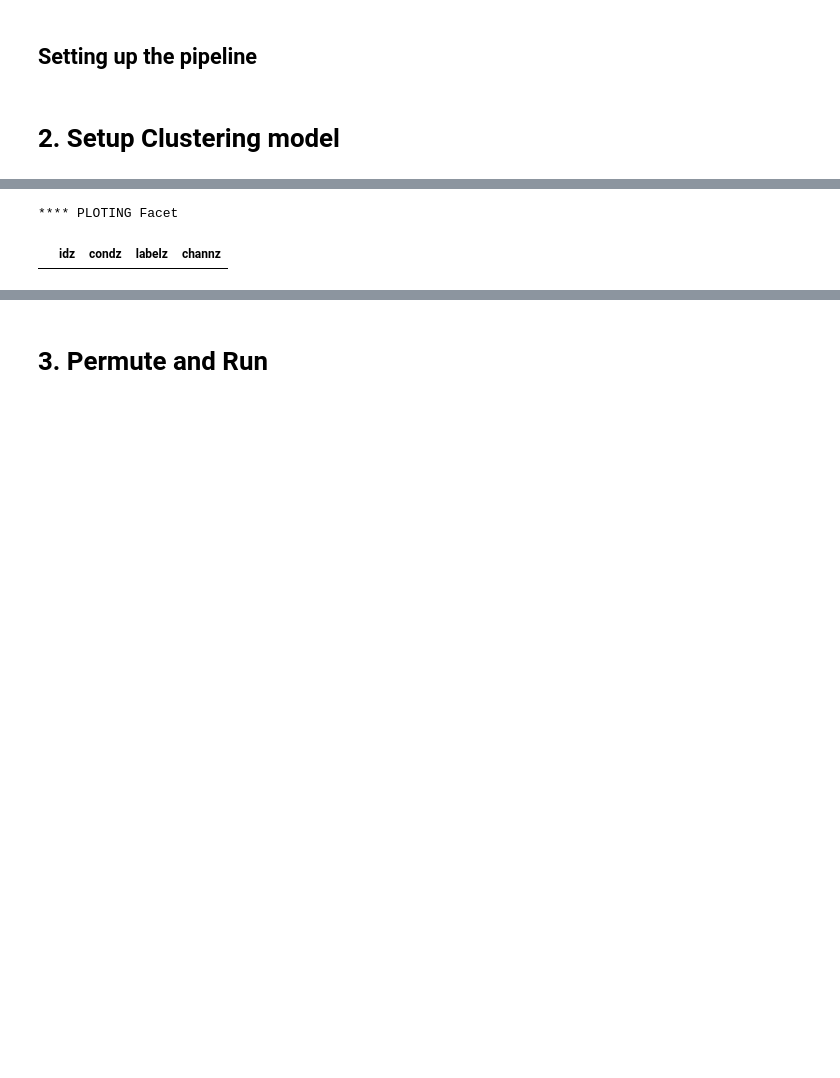
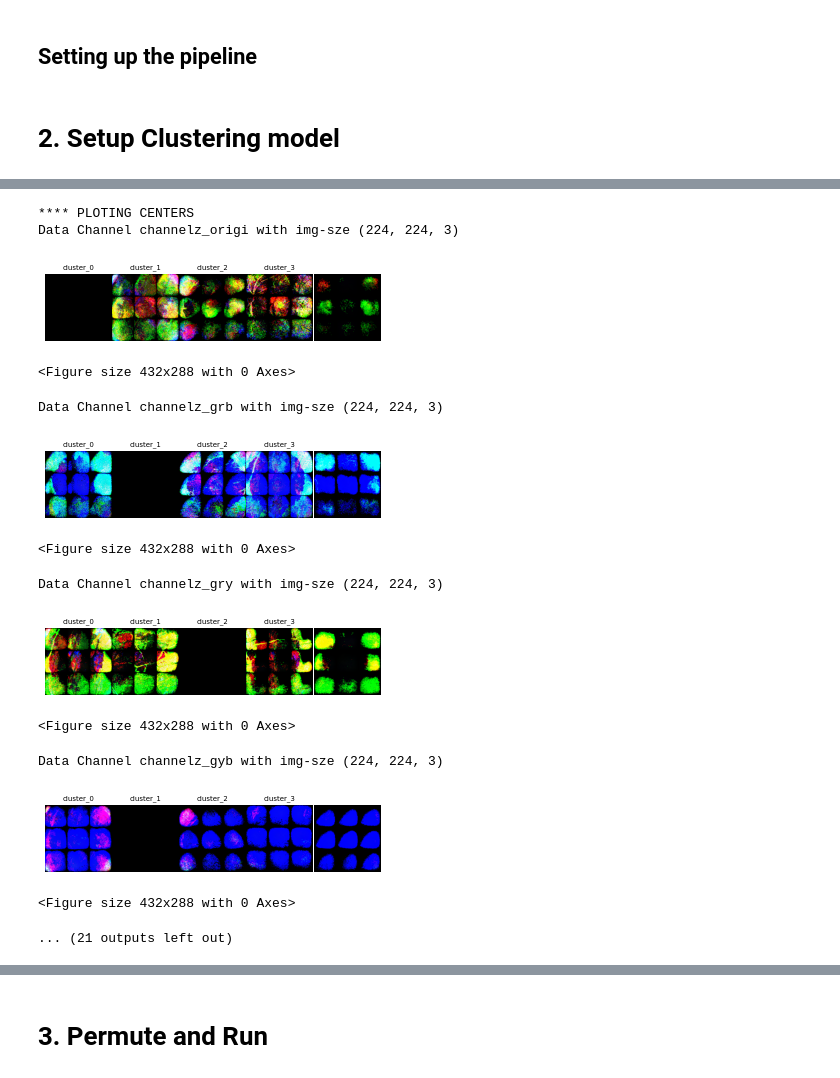
Before and after one commit to bilha-analytics/school, a Jupyter notebook: 01_ocular/notebooks/004_c_cluster_image_fmaps.ipynb, the cells around one changed output, grey strips where cells are left out. Saved outputs shown, nothing was run; the diff lists cells and outputs as text; code cells hidden in the pictures; blank space fills up the shorter version.

```diff
--- a/01_ocular/notebooks/004_c_cluster_image_fmaps.ipynb
+++ b/01_ocular/notebooks/004_c_cluster_image_fmaps.ipynb
@@ -272,0 +387,5 @@ def plot_clusters(name, labelz, n=_n_clusters):
+# %%
+## A. Pretrain with origi
+encoder_cnn = pretrain_encoder_with_origi(channelz_origi, __FMAPZ_n, epochs=100, n_out=_N_OUT)
+with open(f"{_outdir}/pretrained_encoder.pkl", 'wb') as fd:
+    pickle.dump(encoder_cnn, fd )
@@ -273,10 +407,15 @@ def plot_clusters(name, labelz, n=_n_clusters):
 # %%
-## For each pipeline
+## For each pipeline 'sub-train'
 ##   1. fetch channel + encode + k-means
 ##   3. save centers and labels
 cluster_results = {}
 for channel in tqdm(_data_pipez ):
-    fname = get_pipe_name(channelz_eigz_rb)
-    centerz, labelz = run_clustering_on_fmap_data(channel, __FMAPZ_n)
+    fname = get_pipe_name(channel)
+    centerz, labelz = run_clustering_on_fmap_data(channel, __FMAPZ_n, epochs=10,
+                                                  encoder=encoder_cnn,
+                                                  n_clusters=_N_CLUSTERZ,
+                                                  n_out=_N_OUT)
     cluster_results[fname] = (centerz, labelz)
+
+print( [k for k in cluster_results.keys() ])
 # %% [output]
@@ -300,25 +435,0 @@ E 1: loss 19.110228180885315
-# %%
-print("**** PLOTING Facet " )
-# conditionz = [ int(v[_conditionID]) for v in _VIZ_DATA ]
-conditionz = [ v[_condition] for v in _VIZ_DATA ]
-idz = [ int(v[int(_idn)]) for v in _VIZ_DATA ]
-
-_IDZ, _CONDZ, _LBLZ, _CHANZ = [], [], [], []
-for fname, cls in cluster_results.items():
-    centerz, labelz = cls
-    channz = [f"{fname}"]*len(_VIZ_DATA)
-    labelz = [ f"cluster-{l+1}" for l in  labelz ] #int(l)
-    _IDZ.append(idz)
-    _CONDZ.append( conditionz )
-    _LBLZ.append( labelz )
-    _CHANZ.append( channz )
-
-df = pd.DataFrame(list(zip(_IDZ, _CONDZ, _LBLZ, _CHANZ)), columns=['idz', 'condz', 'labelz', 'channz'])
-df.head()
-
-g = sns.factorplot(x="labelz", y="condz", hue="labelz", col="channz", data=df, kind="swarm")
-g.set_title( 'K-Means Clusters' )
-g.add_legend();
-# %% [output]
-**** PLOTING Facet
-|  | idz | condz | labelz | channz |
@@ -329,0 +436,22 @@ for fname, cls in cluster_results.items():
+# %%
+print("**** PLOTING CENTERS " )
+for fname, cls in cluster_results.items():
+    centerz, labelz = cls
+    plot_centers(fname, centerz)
+    plt.clf()
+    plt.show();
+# %% [output]
+**** PLOTING CENTERS
+Data Channel channelz_origi with img-sze (224, 224, 3)
+[figure, added]
+<Figure size 432x288 with 0 Axes>
+Data Channel channelz_grb with img-sze (224, 224, 3)
+[figure, added]
+<Figure size 432x288 with 0 Axes>
+Data Channel channelz_gry with img-sze (224, 224, 3)
+[figure, added]
+<Figure size 432x288 with 0 Axes>
+Data Channel channelz_gyb with img-sze (224, 224, 3)
+[figure, added]
+<Figure size 432x288 with 0 Axes>
+... (21 outputs left out)
```
Also changed, not shown: parts of 18 cells of this notebook, 11 other files.
